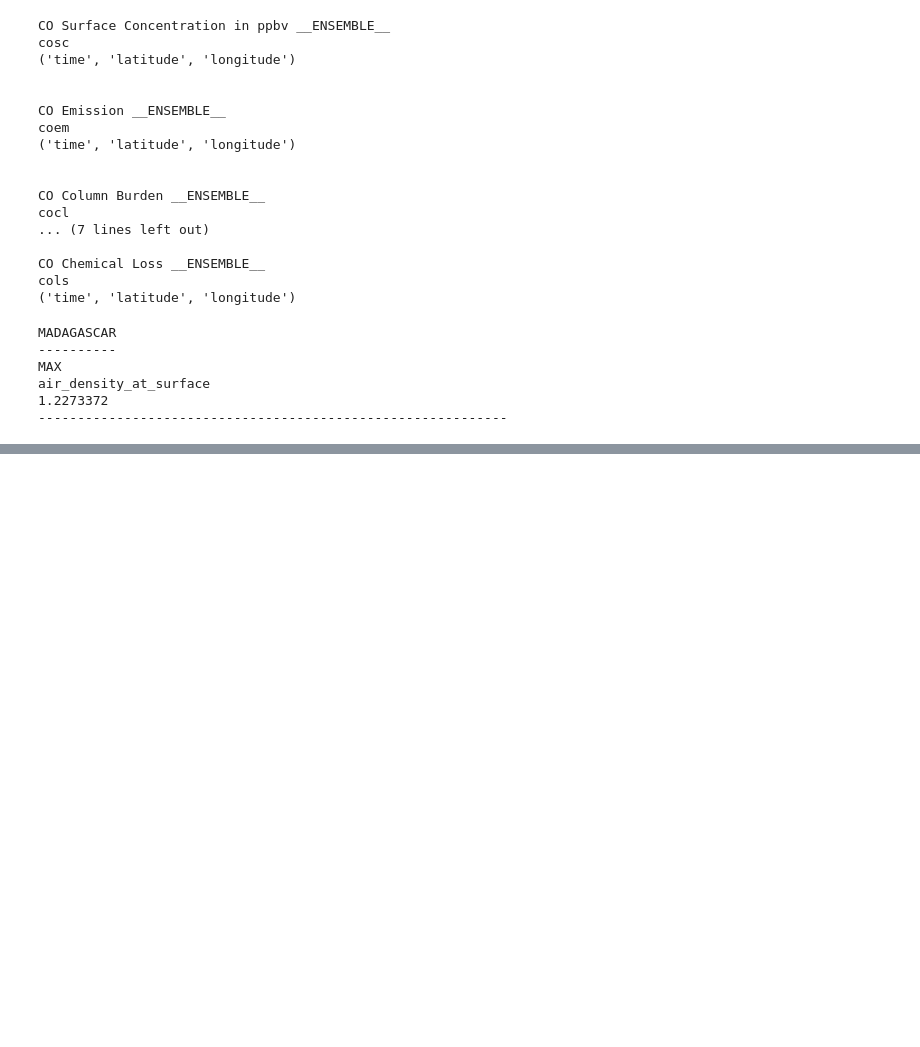
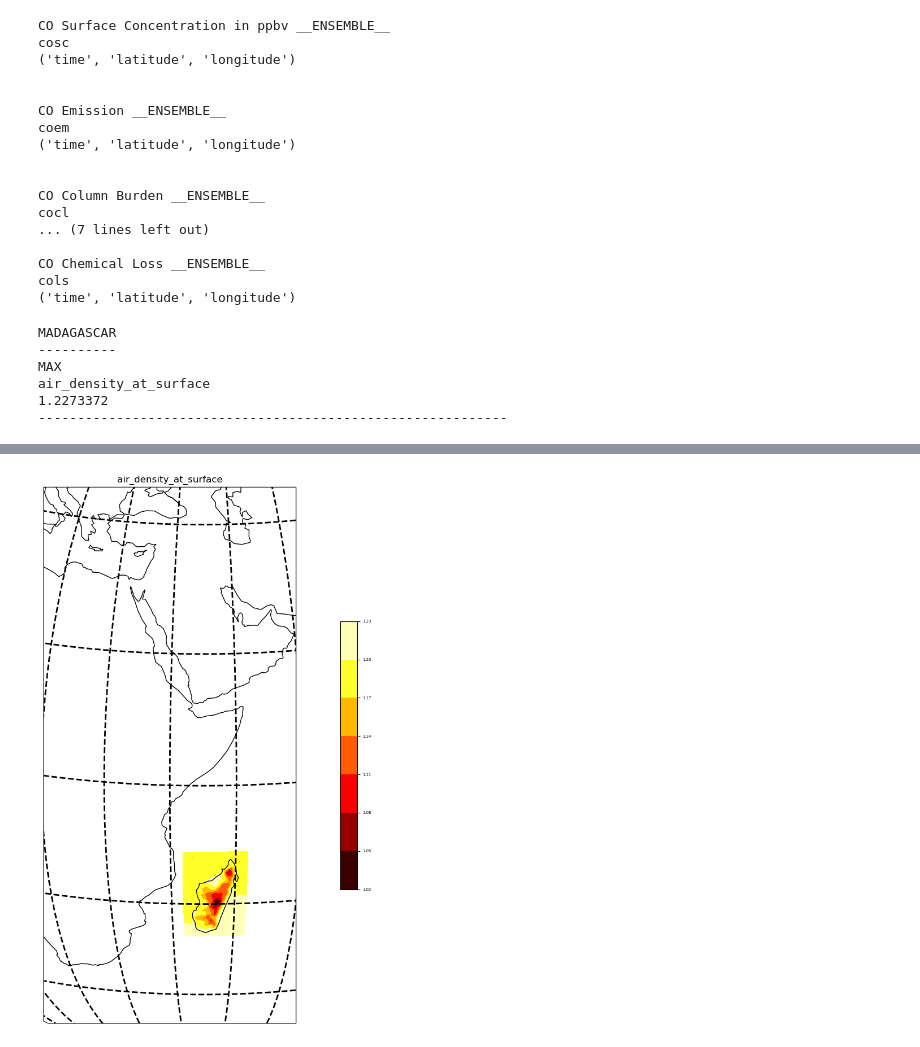
Before and after one commit to sqyber/Datascience, a Jupyter notebook: Madagasgar climate change/madagas_climate.ipynb, the cells around one changed output, grey strips where cells are left out. Saved outputs shown, nothing was run; the diff lists cells and outputs as text; code cells hidden in the pictures; blank space fills up the shorter version.

```diff
--- a/Madagasgar climate change/madagas_climate.ipynb
+++ b/Madagasgar climate change/madagas_climate.ipynb
@@ -368,0 +519,25 @@ air_density_at_surface
+# %%
+#Data 1
+plt.style.use("default")
+central_longitude,central_latitude = 45,17
+extent_real = [20, 60, 45, -50]
+figure = plt.figure(figsize=(16,10))
+
+axis_func = plt.axes(projection=ccrs.Orthographic(central_longitude,central_latitude))
+axis_func.set_global()
+axis_func.coastlines(resolution="110m",linewidth=1)
+axis_func.gridlines(linestyle='--',color='black',linewidth=2)
+
+axis_func.set_extent(extent_real)
+
+
+plt.contourf(M1_longitude, M1_latitude, M1_rhoa, transform=ccrs.PlateCarree(),cmap="hot")
+
+color_bar_func = plt.colorbar(ax=axis_func, orientation="vertical", pad=0.05, aspect=16, shrink=0.5)
+color_bar_func.ax.tick_params(labelsize=5)
+
+plt.title(M1_DATA.variables["rhoa"].long_name)
+plt.tight_layout()
+plt.show()
+# %% [output]
+[figure, added]
```
Also changed, not shown: parts of 5 cells of this notebook.
